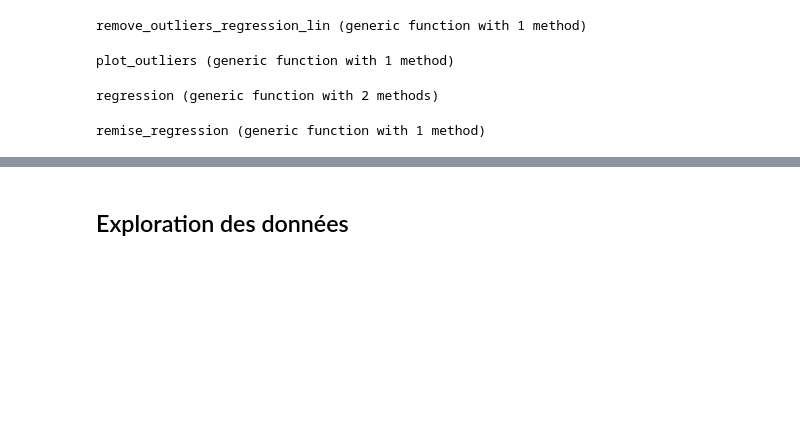
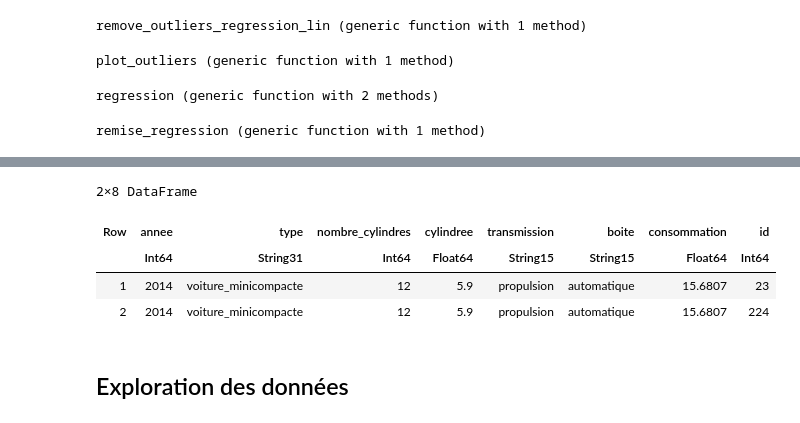
Before and after one commit to Antoine-Lafrance/concours-mth3302, a Jupyter notebook: francis4.ipynb, the cells around one changed output, grey strips where cells are left out. Saved outputs shown, nothing was run; the diff lists cells and outputs as text; code cells hidden in the pictures; blank space fills up the shorter version.

```diff
--- a/francis4.ipynb
+++ b/francis4.ipynb
@@ -487,3 +515,11 @@ main()
+# %%
+sort(trainData[trainData.cylindree.==5.9, :])
+# %% [output]
+2×8 DataFrame
+| Row | annee | type | nombre_cylindres | cylindree | transmission | boite | consommation | id |
+|  | Int64 | String31 | Int64 | Float64 | String15 | String15 | Float64 | Int64 |
+| 1 | 2014 | voiture_minicompacte | 12 | 5.9 | propulsion | automatique | 15.6807 | 23 |
+| 2 | 2014 | voiture_minicompacte | 12 | 5.9 | propulsion | automatique | 15.6807 | 224 |
 # %%
 # for type in unique(trainData.type)
 #     println(type)
```
Also changed, not shown: parts of 6 cells of this notebook, 6 other files.
